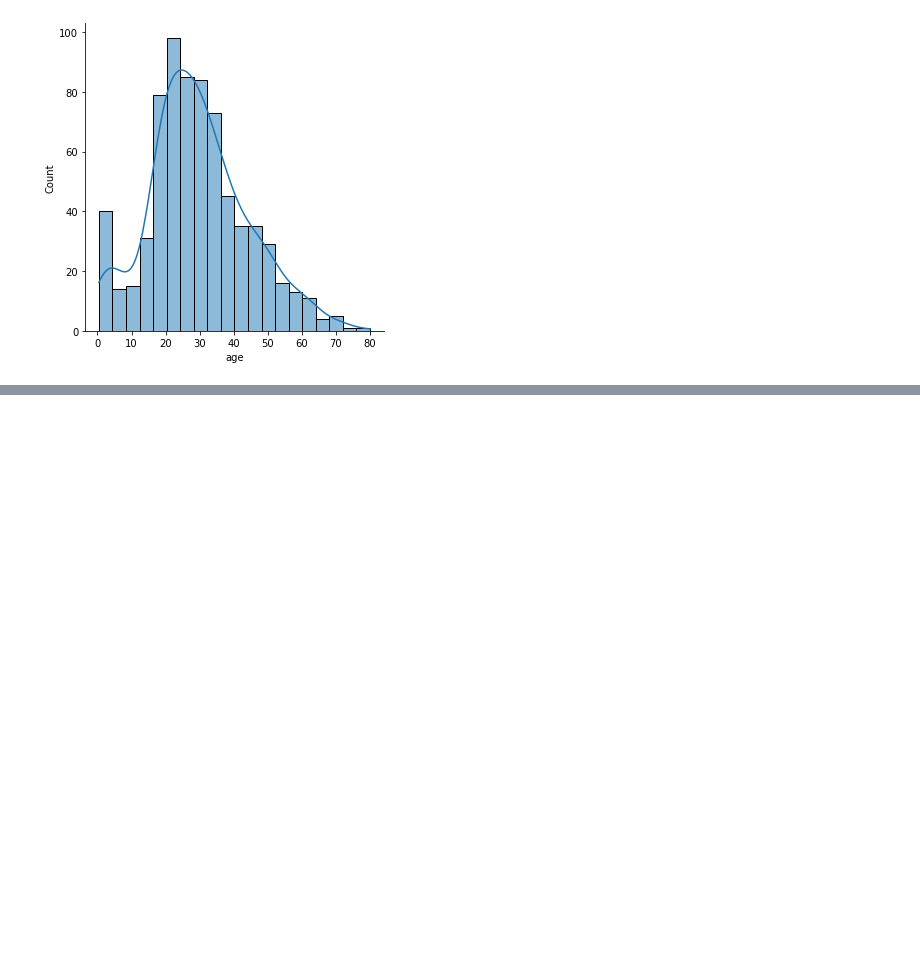
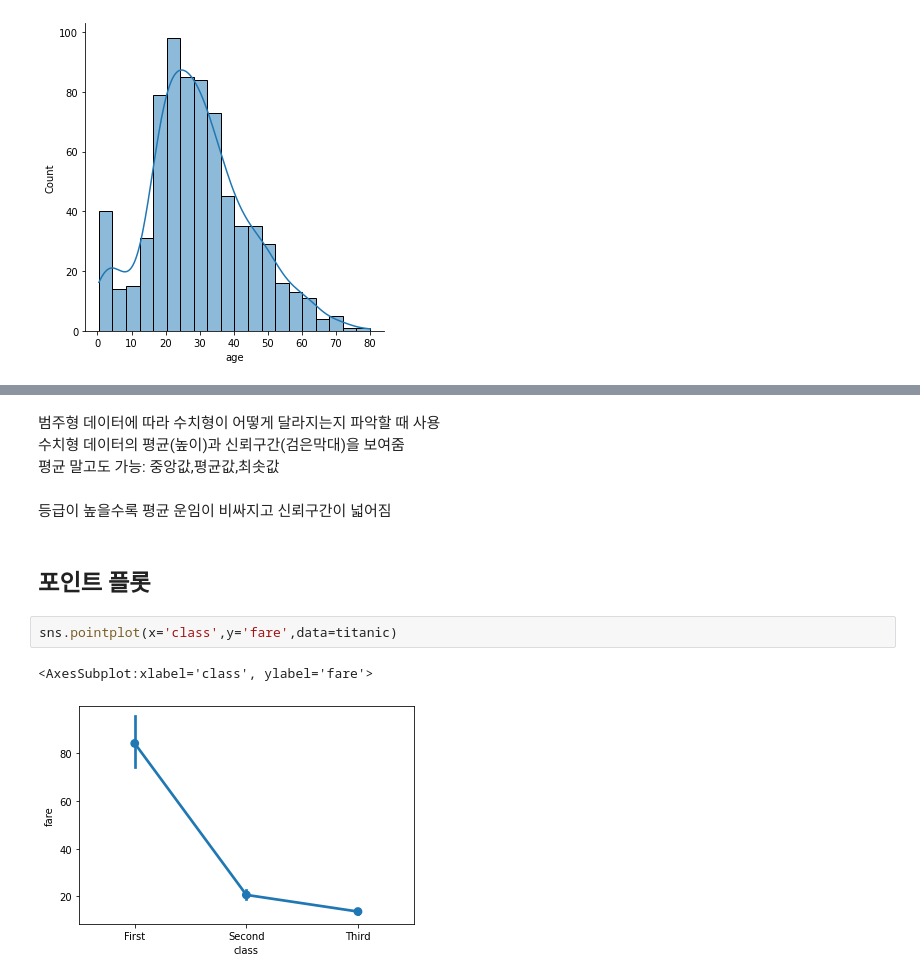
Before and after one commit to hyerim02/machine_deep, a Jupyter notebook: ch4 시각화.ipynb, the cells around one changed output, grey strips where cells are left out. Cells and saved outputs as stored; diff of their text form; blank space fills up the shorter version.

```diff
--- a/ch4 시각화.ipynb
+++ b/ch4 시각화.ipynb
@@ -92,0 +117,13 @@ sns.displot(data=titanic,x='age',kde=True)
+# %% [markdown]
+범주형 데이터에 따라 수치형이 어떻게 달라지는지 파악할 때 사용
+수치형 데이터의 평균(높이)과 신뢰구간(검은막대)을 보여줌
+평균 말고도 가능: 중앙값,평균값,최솟값
+# %% [markdown]
+등급이 높을수록 평균 운임이 비싸지고 신뢰구간이 넓어짐
+# %% [markdown]
+## 포인트 플롯
+# %%
+sns.pointplot(x='class',y='fare',data=titanic)
+# %% [output]
+<AxesSubplot:xlabel='class', ylabel='fare'>
+[figure, added]
```
Also changed, not shown: parts of 23 cells of this notebook.
